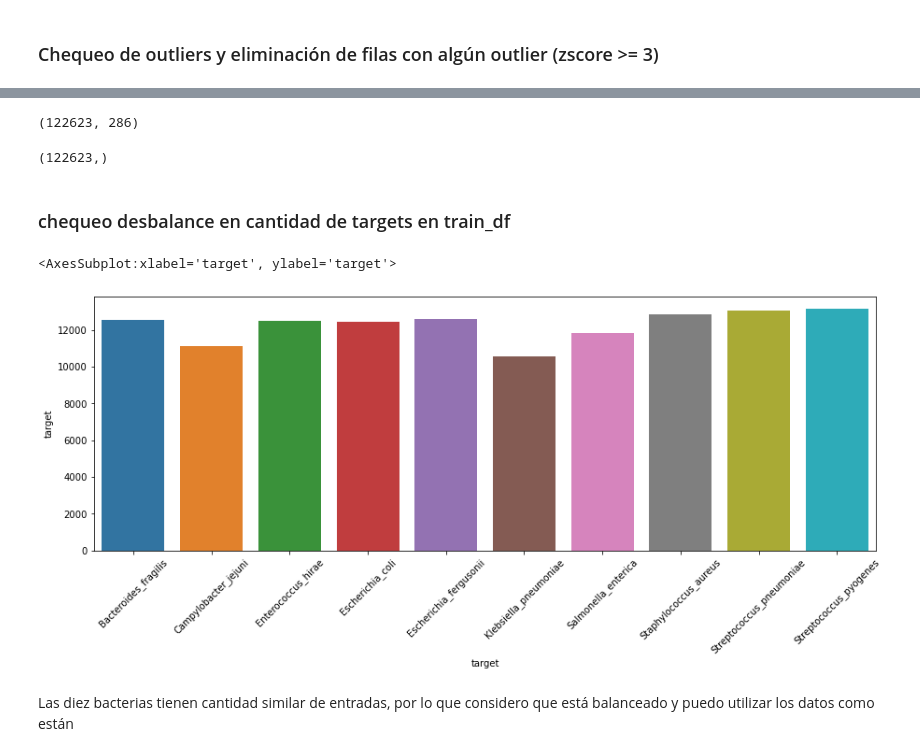
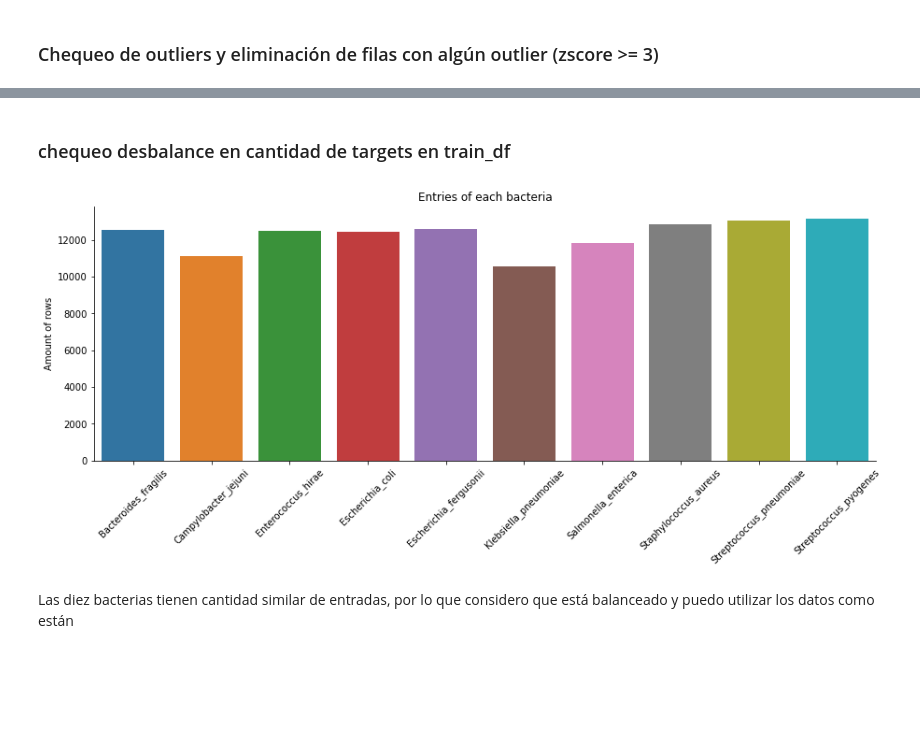
Before and after one commit to alanpirotta/kaggle_tabular_playground, a Jupyter notebook: tabular-playground-series-feb-2022.ipynb, the cells around one changed output, grey strips where cells are left out. Cells and saved outputs as stored; diff of their text form; code cells hidden in the pictures; blank space fills up the shorter version.

```diff
--- a/tabular-playground-series-feb-2022.ipynb
+++ b/tabular-playground-series-feb-2022.ipynb
@@ -119,4 +130,0 @@ train_df = train_df[(np.abs(stats.zscore(train_df)) < 3).all(axis=1)]
-# %%
-train_df.shape
-# %% [output]
-(122623, 286)
@@ -125,18 +131,19 @@ train_df_labels = train_df_labels[train_df.index]
-# %%
-train_df_labels.shape
-# %% [output]
-(122623,)
 # %%
 train_df['target'] = train_df_labels
 # %% [markdown]
 ### chequeo desbalance en cantidad de targets en train_df
 # %%
-plt.figure(figsize=(15,5))
-plt.xticks(rotation=45)
-sns.barplot(x=train_df.groupby('target')['target'].count().index, y=train_df.groupby('target')['target'].count())
+x_axis= train_df.groupby('target')['target'].count().index
+fig, ax = plt.subplots(figsize=(15,5))
+sns.barplot(x=x_axis, y=train_df.groupby('target')['target'].count())
+ax.set_title('Entries of each bacteria')
+ax.set_xticklabels(x_axis, rotation=45)
+ax.set_ylabel('Amount of rows')
+ax.set(xlabel=None)
+sns.despine()
+plt.show()
 # %% [output]
-<AxesSubplot:xlabel='target', ylabel='target'>
-[figure, old version]
+[figure, new version]
 # %% [markdown]
 Las diez bacterias tienen cantidad similar de entradas, por lo que considero que está balanceado y puedo utilizar los datos como están
 # %% [markdown]
```
Also changed, not shown: parts of 23 cells of this notebook.
